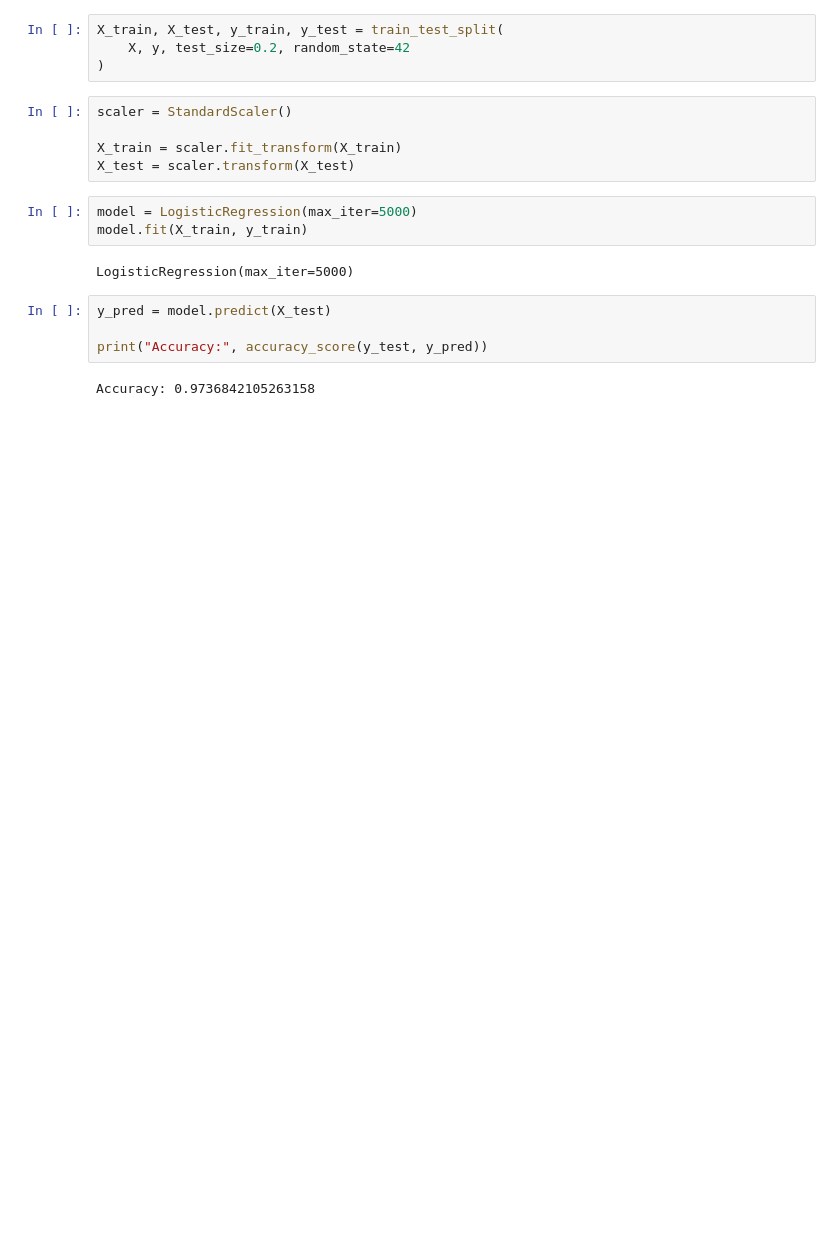
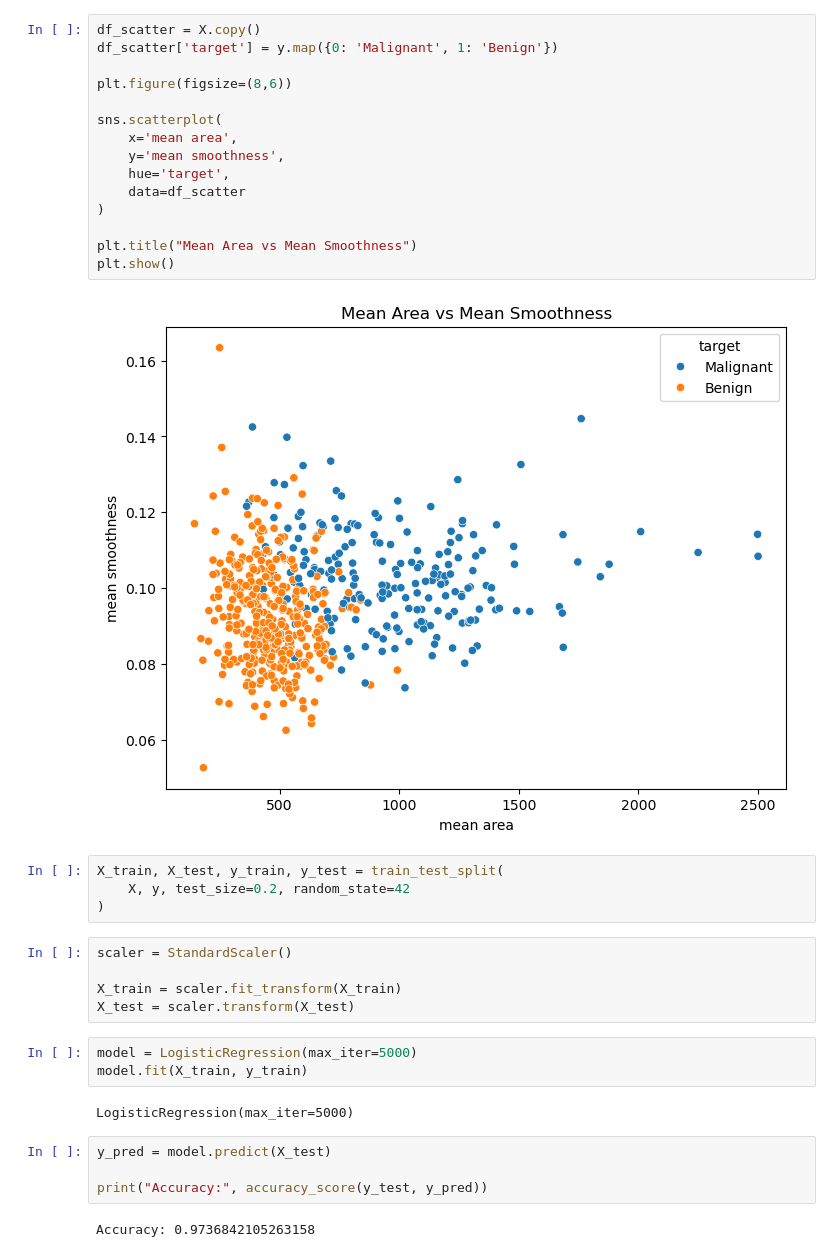
Before and after one commit to RohitGrid/Breast-Cancer-Detection, a Jupyter notebook: Breast-Cancer-detection.ipynb, the cells around one changed output. Cells and saved outputs as stored; diff of their text form; blank space fills up the shorter version.

```diff
--- a/Breast-Cancer-detection.ipynb
+++ b/Breast-Cancer-detection.ipynb
@@ -29,3 +57,20 @@ X.describe()
+# %%
+df_scatter = X.copy()
+df_scatter['target'] = y.map({0: 'Malignant', 1: 'Benign'})
+
+plt.figure(figsize=(8,6))
+
+sns.scatterplot(
+    x='mean area',
+    y='mean smoothness',
+    hue='target',
+    data=df_scatter
+)
+
+plt.title("Mean Area vs Mean Smoothness")
+plt.show()
+# %% [output]
+[figure, added]
 # %%
 X_train, X_test, y_train, y_test = train_test_split(
     X, y, test_size=0.2, random_state=42
```
Also changed, not shown: parts of 7 cells of this notebook.
